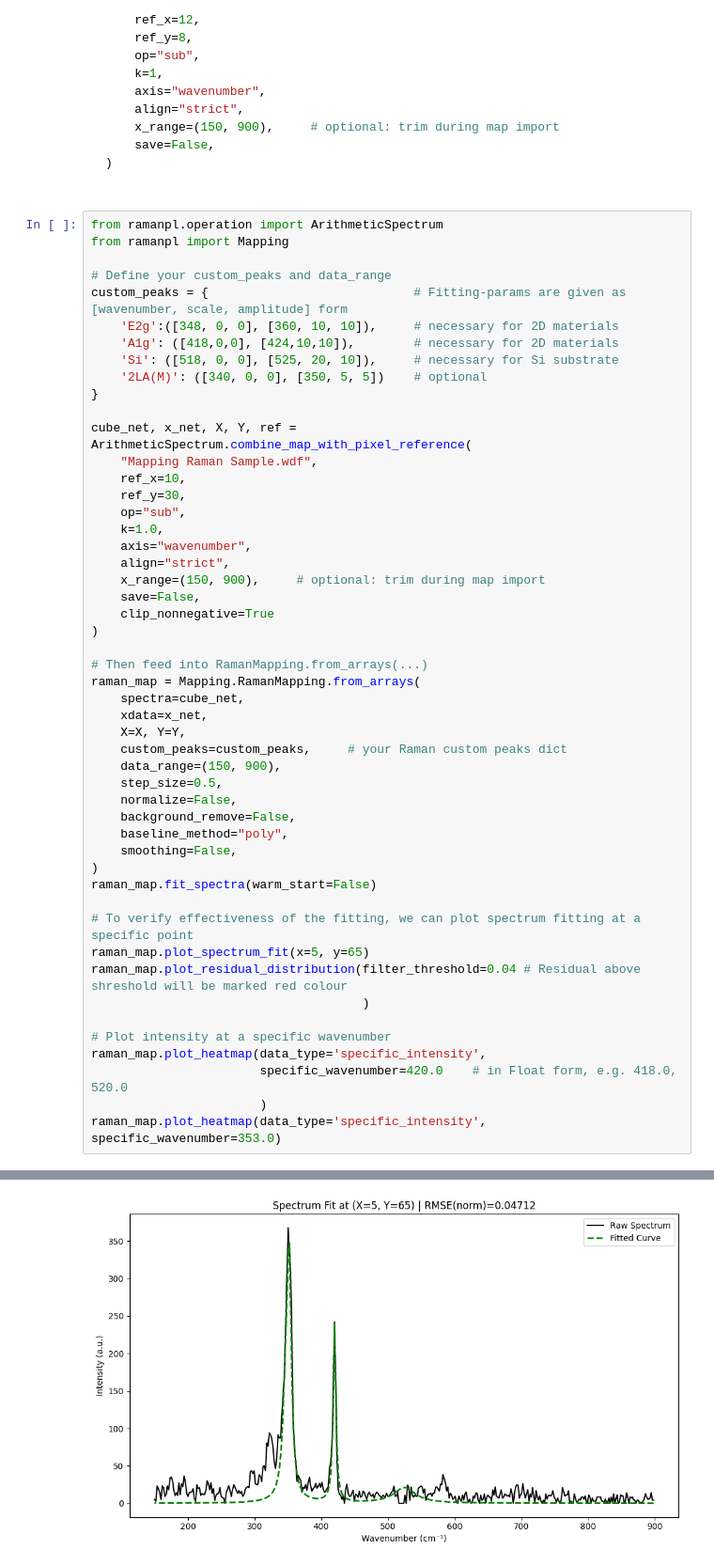
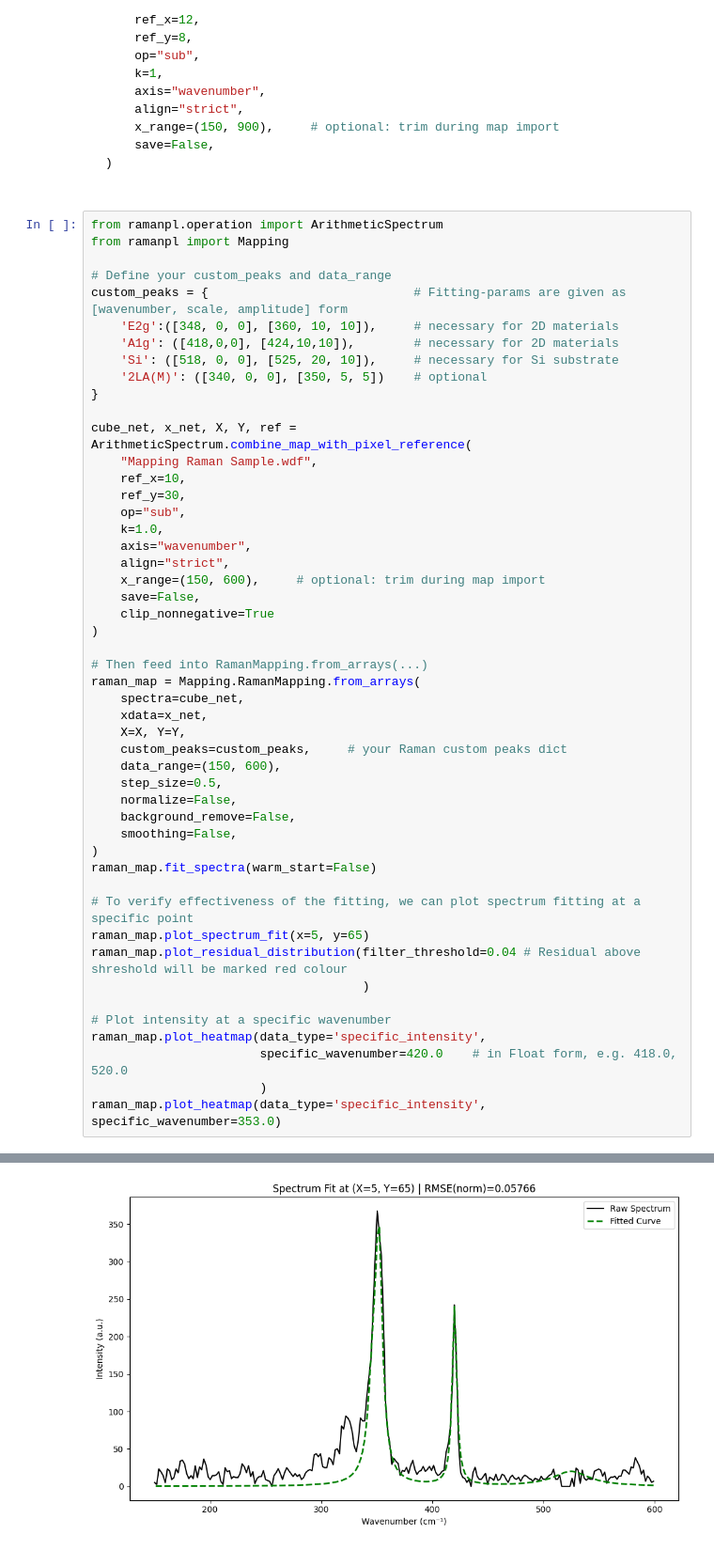
Before and after one commit to barry063/RamanPL_2D, a Jupyter notebook: example-usage/Mapping/Mapping Raman Example.ipynb, the cells around one changed output, grey strips where cells are left out. Shown at 94% size. Cells and saved outputs as stored; diff of their text form.

```diff
--- a/example-usage/Mapping/Mapping Raman Example.ipynb
+++ b/example-usage/Mapping/Mapping Raman Example.ipynb
@@ -426,36 +431,35 @@ cube_net, x_net, X, Y, ref = ArithmeticSpectrum.combine_map_with_pixel_reference
     k=1.0,
     axis="wavenumber",
     align="strict",
-    x_range=(150, 900),     # optional: trim during map import
+    x_range=(150, 600),     # optional: trim during map import
     save=False,
     clip_nonnegative=True
 )
 
 # Then feed into RamanMapping.from_arrays(...)
 raman_map = Mapping.RamanMapping.from_arrays(
     spectra=cube_net,
     xdata=x_net,
     X=X, Y=Y,
     custom_peaks=custom_peaks,     # your Raman custom peaks dict
-    data_range=(150, 900),
+    data_range=(150, 600),
     step_size=0.5,
     normalize=False,
     background_remove=False,
-    baseline_method="poly",
     smoothing=False,
 )
 raman_map.fit_spectra(warm_start=False)
 
 # To verify effectiveness of the fitting, we can plot spectrum fitting at a specific point
 raman_map.plot_spectrum_fit(x=5, y=65)
 raman_map.plot_residual_distribution(filter_threshold=0.04 # Residual above shreshold will be marked red colour
                                      )
 
 # Plot intensity at a specific wavenumber
 raman_map.plot_heatmap(data_type='specific_intensity',
                        specific_wavenumber=420.0    # in Float form, e.g. 418.0, 520.0
                        )
 raman_map.plot_heatmap(data_type='specific_intensity', specific_wavenumber=353.0)
 # %% [output]
 Successful fits: 1532 / 1533
-[figure, old version]
+[figure, new version]
```
Also changed, not shown: parts of 3 cells of this notebook, 5 other files.
